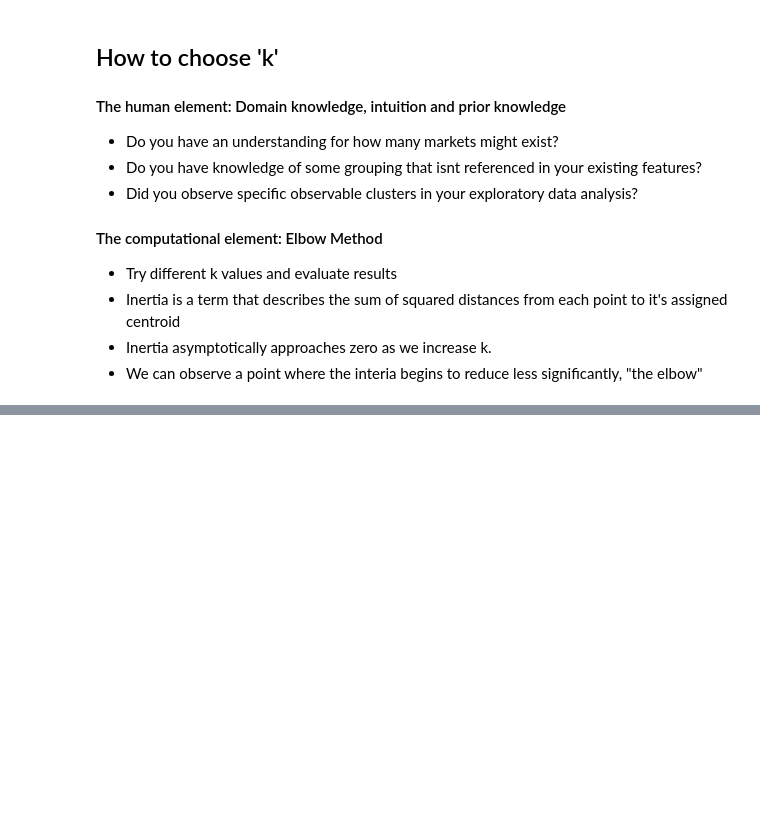
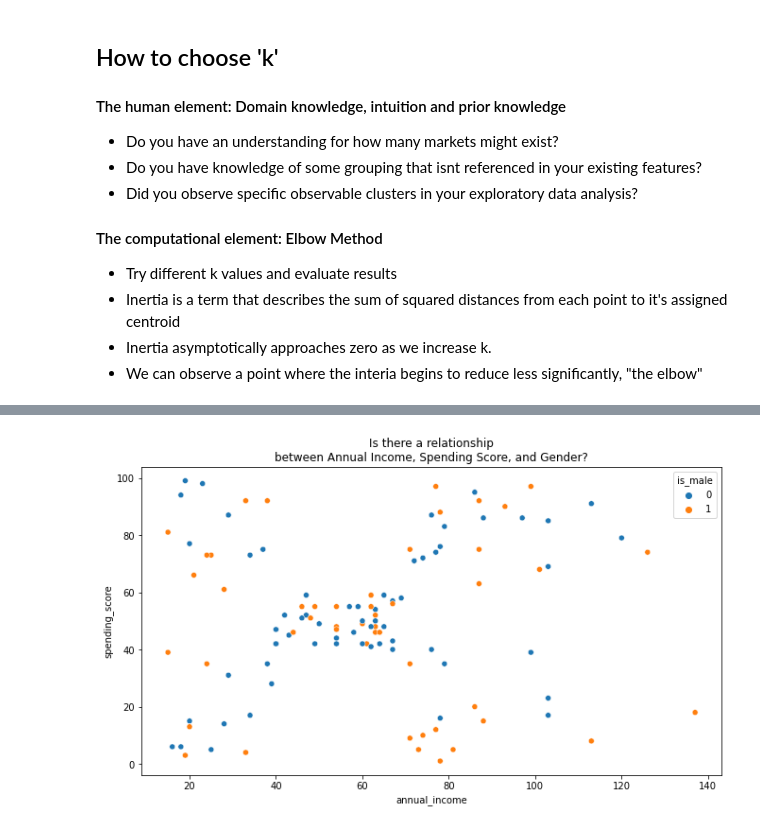
Before and after one commit to jeffakins/clustering_exercises, a Jupyter notebook: modeling.ipynb, the cells around one changed output, grey strips where cells are left out. Cells and saved outputs as stored; diff of their text form; code cells hidden in the pictures; blank space fills up the shorter version.

```diff
--- a/modeling.ipynb
+++ b/modeling.ipynb
@@ -254,0 +384,11 @@ for ax, k in zip(axs.ravel(), range(2, 6)):
+# %%
+import env
+
+def get_connection(db, user=env.username, host=env.hostname, password=env.password):
+    return f'mysql+pymysql://{user}:{password}@{host}/{db}'
+
+def get_mallcustomer_data():
+    df = pd.read_sql('SELECT * FROM customers;', get_connection('mall_customers'))
+    return df.set_index('customer_id')
+# %%
+mall = get_mallcustomer_data()
@@ -254,0 +419,4 @@ for ax, k in zip(axs.ravel(), range(2, 6)):
+# %%
+mall['is_male'] = pd.get_dummies(mall['gender'], drop_first=True)['Male']
+mall.drop(columns=['gender'], inplace=True)
+mall.head()
@@ -254,0 +431,12 @@ for ax, k in zip(axs.ravel(), range(2, 6)):
+# %%
+train_validate, test = train_test_split(mall, test_size=.2,
+                                        random_state=42)
+
+# split validate off, 30% of what remains (24% of original df size)
+# thus train will be 56% of original df size.
+train, validate = train_test_split(train_validate, test_size=.3,
+                                   random_state=42)
+
+print("train observations: ", train.size)
+print("validate observations: ", validate.size)
+print("test observations: ", test.size)
@@ -254,0 +457,13 @@ for ax, k in zip(axs.ravel(), range(2, 6)):
+# %%
+f, ax = plt.subplots(figsize=(11, 6))
+sns.scatterplot(
+    x='annual_income',
+    y='spending_score',
+    data=train,
+    hue='is_male',
+    palette='tab10',
+)
+plt.title("Is there a relationship\nbetween Annual Income, Spending Score, and Gender?")
+plt.show()
+# %% [output]
+[figure, added]
```
Also changed, not shown: parts of 43 cells of this notebook, 1 other file.
